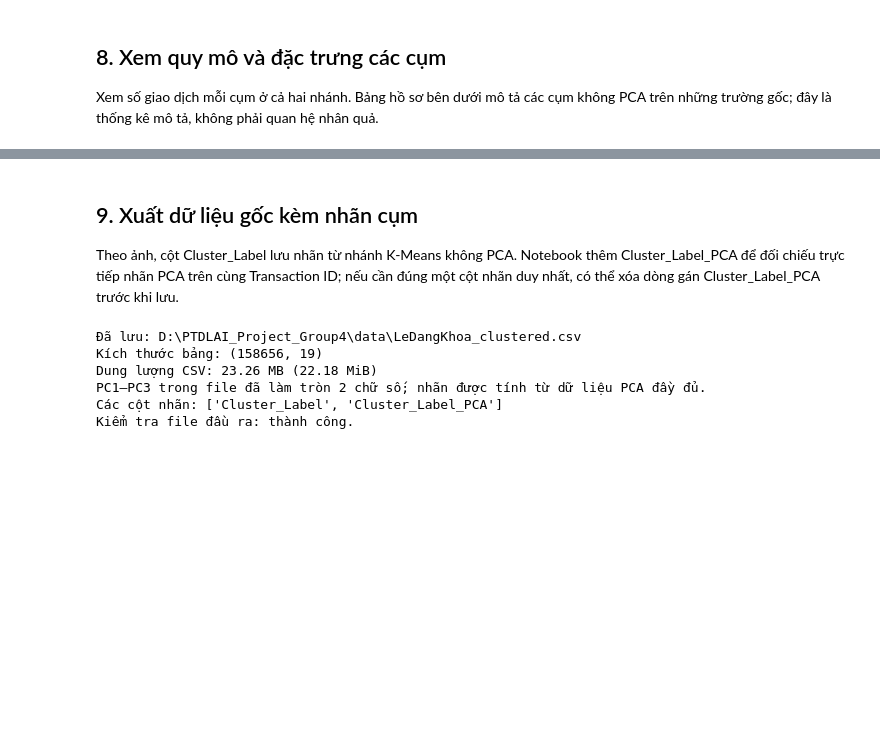
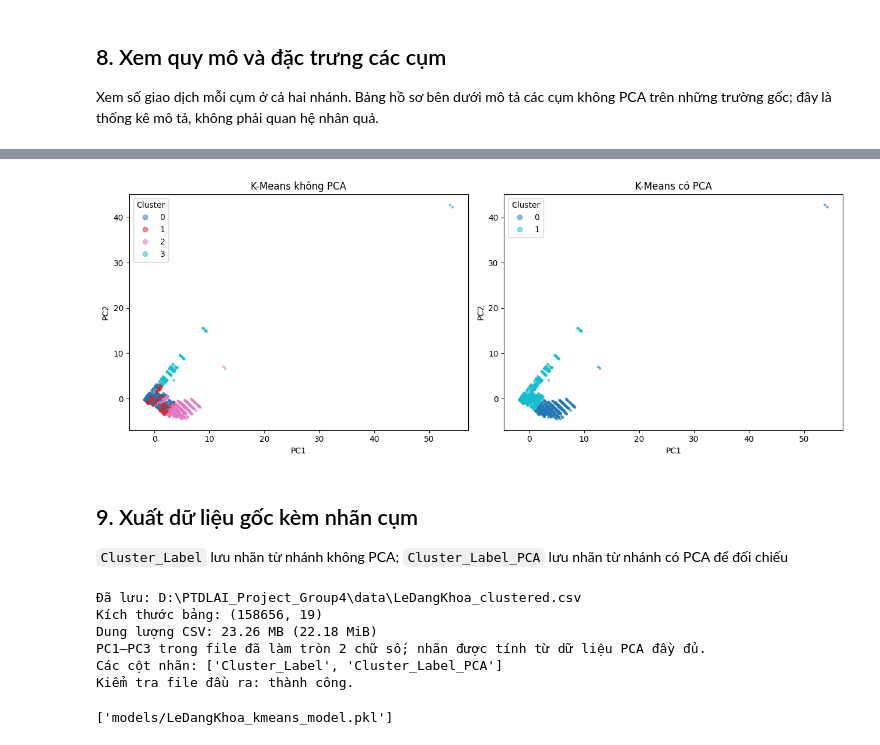
Before and after one commit to 24649721-NguyenTheHoang-Cystone/PTDLAI_Project_Group4, a Jupyter notebook: Stage2/LeDangKhoa_clustered.ipynb, the cells around one changed output, grey strips where cells are left out. Cells and saved outputs as stored; diff of their text form; code cells hidden in the pictures; blank space fills up the shorter version.

```diff
--- a/Stage2/LeDangKhoa_clustered.ipynb
+++ b/Stage2/LeDangKhoa_clustered.ipynb
@@ -490,10 +487,29 @@ Số giao dịch theo cụm — PCA:
 | 1 | 82283 | 1.335 | 3.115 | 4.097 |
 | 2 | 8657 | 3.550 | 2.931 | 10.451 |
 | 3 | 2510 | 1.034 | 20.185 | 21.535 |
+# %%
+#Vẽ cụm trên PC1-PC2 (lấy mẫu 10000 điểm)
+plot_df = df_model[['PC1', 'PC2']].copy()
+plot_df['Cluster_Label'] = labels_no_pca
+plot_df['Cluster_Label_PCA'] = labels_pca
+plot_df = plot_df.sample(n=10000, random_state=RANDOM_STATE)
+
+fig, axes = plt.subplots(1, 2, figsize=(13, 5))
+for ax, col, title in zip(axes, ['Cluster_Label', 'Cluster_Label_PCA'],
+                          ['K-Means không PCA', 'K-Means có PCA']):
+    sc = ax.scatter(plot_df['PC1'], plot_df['PC2'], c=plot_df[col], cmap='tab10', s=6, alpha=0.5)
+    ax.set_title(title)
+    ax.set_xlabel('PC1')
+    ax.set_ylabel('PC2')
+    ax.legend(*sc.legend_elements(), title="Cluster")
+plt.tight_layout()
+plt.show()
+# %% [output]
+[figure, added]
 # %% [markdown]
 ## 9. Xuất dữ liệu gốc kèm nhãn cụm
 
-Theo ảnh, cột Cluster_Label lưu nhãn từ nhánh K-Means không PCA. Notebook thêm Cluster_Label_PCA để đối chiếu trực tiếp nhãn PCA trên cùng Transaction ID; nếu cần đúng một cột nhãn duy nhất, có thể xóa dòng gán Cluster_Label_PCA trước khi lưu.
+`Cluster_Label` lưu nhãn từ nhánh không PCA; `Cluster_Label_PCA` lưu nhãn từ nhánh có PCA để đối chiếu
 # %%
 OUTPUT_PATH = Path("../data/LeDangKhoa_clustered.csv")
 OUTPUT_PATH.parent.mkdir(parents=True, exist_ok=True)
@@ -523,6 +539,15 @@ Dung lượng CSV: 23.26 MB (22.18 MiB)
 PC1–PC3 trong file đã làm tròn 2 chữ số; nhãn được tính từ dữ liệu PCA đầy đủ.
 Các cột nhãn: ['Cluster_Label', 'Cluster_Label_PCA']
 Kiểm tra file đầu ra: thành công.
+# %%
+import os, joblib
+os.makedirs("models", exist_ok=True)
+joblib.dump(
+    {'preprocessor': preprocessor, 'kmeans': final_no_pca, 'features': FEATURES},
+    "models/LeDangKhoa_kmeans_model.pkl"
+)
+# %% [output]
+['models/LeDangKhoa_kmeans_model.pkl']
 # %% [markdown]
 ## 10. Kết luận và lưu ý
 
```
Also changed, not shown: parts of 7 cells of this notebook, 4 other files.
